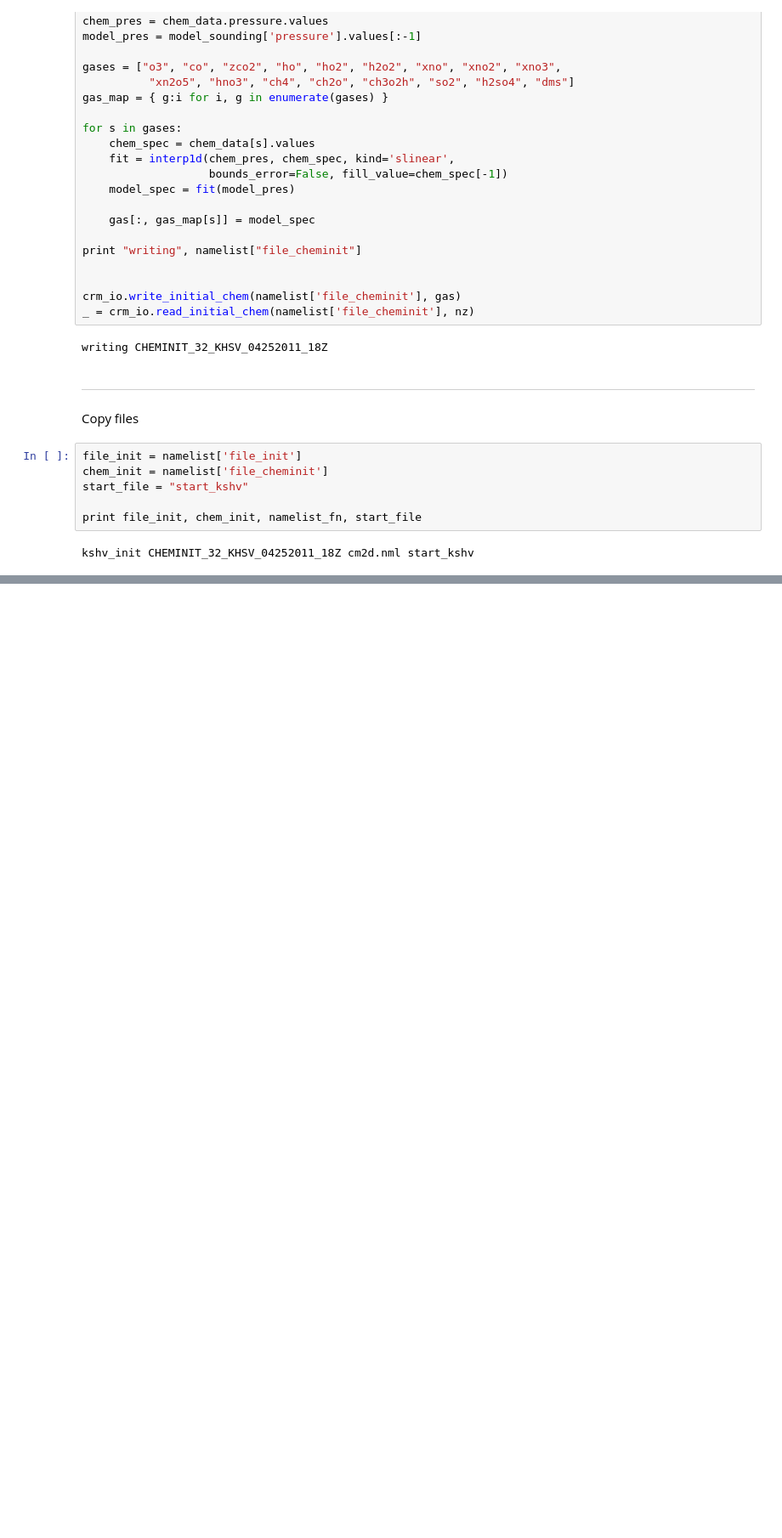
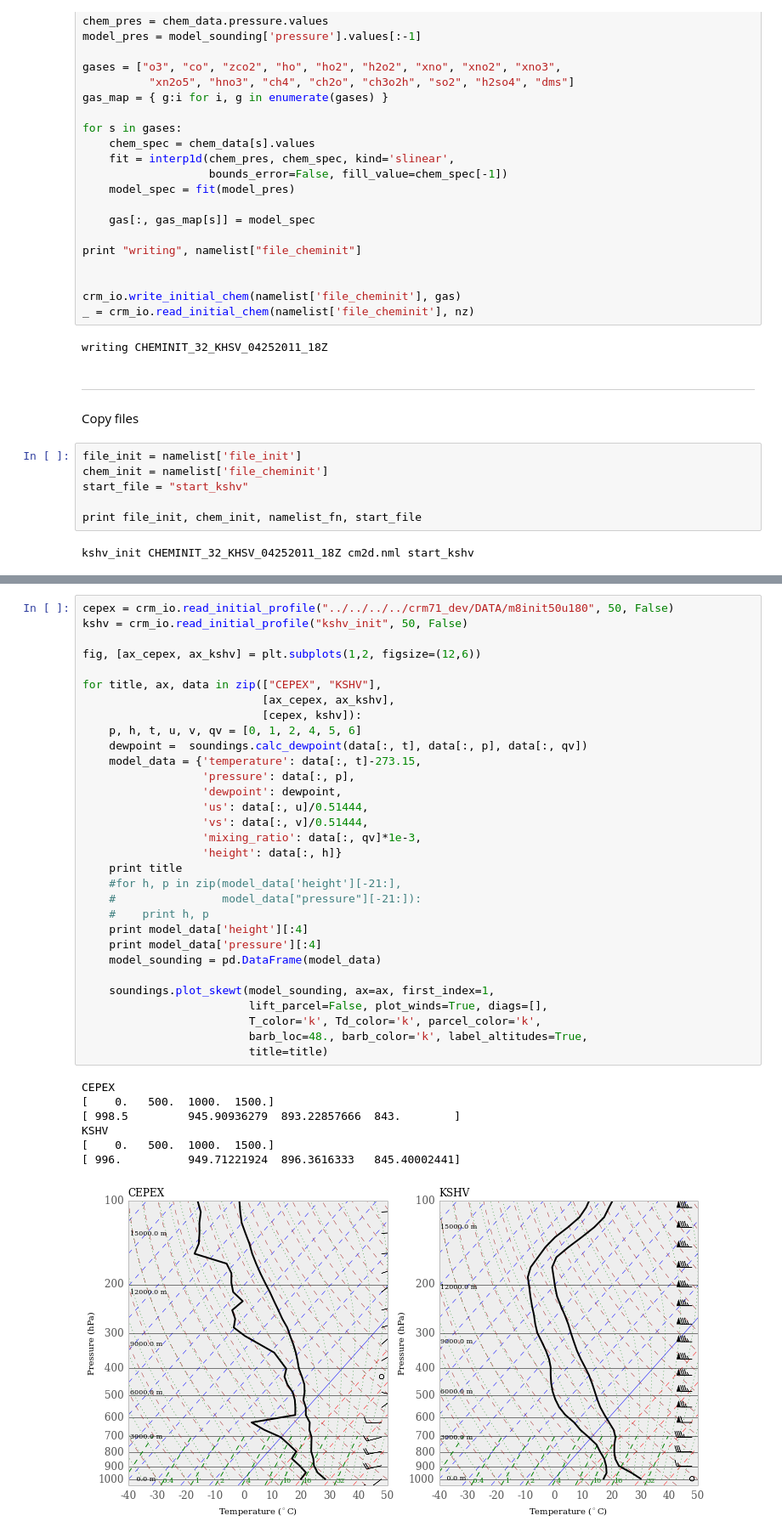
Before and after one commit to darothen/crm-tools, a Jupyter notebook: cases/case2_kshv_20110425_18z/setup_crm_2d.ipynb, the cells around one changed output, grey strips where cells are left out. Shown: that part at 85% size. Saved outputs shown, nothing was run; the diff lists cells and outputs as text; blank space fills up the shorter version.

```diff
--- a/cases/case2_kshv_20110425_18z/setup_crm_2d.ipynb
+++ b/cases/case2_kshv_20110425_18z/setup_crm_2d.ipynb
@@ -423,2 +436,41 @@ cp "$4" "${CRM_HOME}"
 # %% [output]
 kshv_init CHEMINIT_32_KHSV_04252011_18Z cm2d.nml start_kshv
+# %%
+cepex = crm_io.read_initial_profile("../../../../crm71_dev/DATA/m8init50u180", 50, False)
+kshv = crm_io.read_initial_profile("kshv_init", 50, False)
+
+fig, [ax_cepex, ax_kshv] = plt.subplots(1,2, figsize=(12,6))
+
+for title, ax, data in zip(["CEPEX", "KSHV"],
+                           [ax_cepex, ax_kshv],
+                           [cepex, kshv]):
+    p, h, t, u, v, qv = [0, 1, 2, 4, 5, 6]
+    dewpoint =  soundings.calc_dewpoint(data[:, t], data[:, p], data[:, qv])
+    model_data = {'temperature': data[:, t]-273.15,
+                  'pressure': data[:, p],
+                  'dewpoint': dewpoint,
+                  'us': data[:, u]/0.51444,
+                  'vs': data[:, v]/0.51444,
+                  'mixing_ratio': data[:, qv]*1e-3,
+                  'height': data[:, h]}
+    print title
+    #for h, p in zip(model_data['height'][-21:],
+    #                model_data["pressure"][-21:]):
+    #    print h, p
+    print model_data['height'][:4]
+    print model_data['pressure'][:4]
+    model_sounding = pd.DataFrame(model_data)
+
+    soundings.plot_skewt(model_sounding, ax=ax, first_index=1,
+                         lift_parcel=False, plot_winds=True, diags=[],
+                         T_color='k', Td_color='k', parcel_color='k',
+                         barb_loc=48., barb_color='k', label_altitudes=True,
+                         title=title)
+# %% [output]
+CEPEX
+[    0.   500.  1000.  1500.]
+[ 998.5         945.90936279  893.22857666  843.        ]
+KSHV
+[    0.   500.  1000.  1500.]
+[ 996.          949.71221924  896.3616333   845.40002441]
+[figure, added]
```
Also changed, not shown: parts of 6 cells of this notebook, 4 other files.
